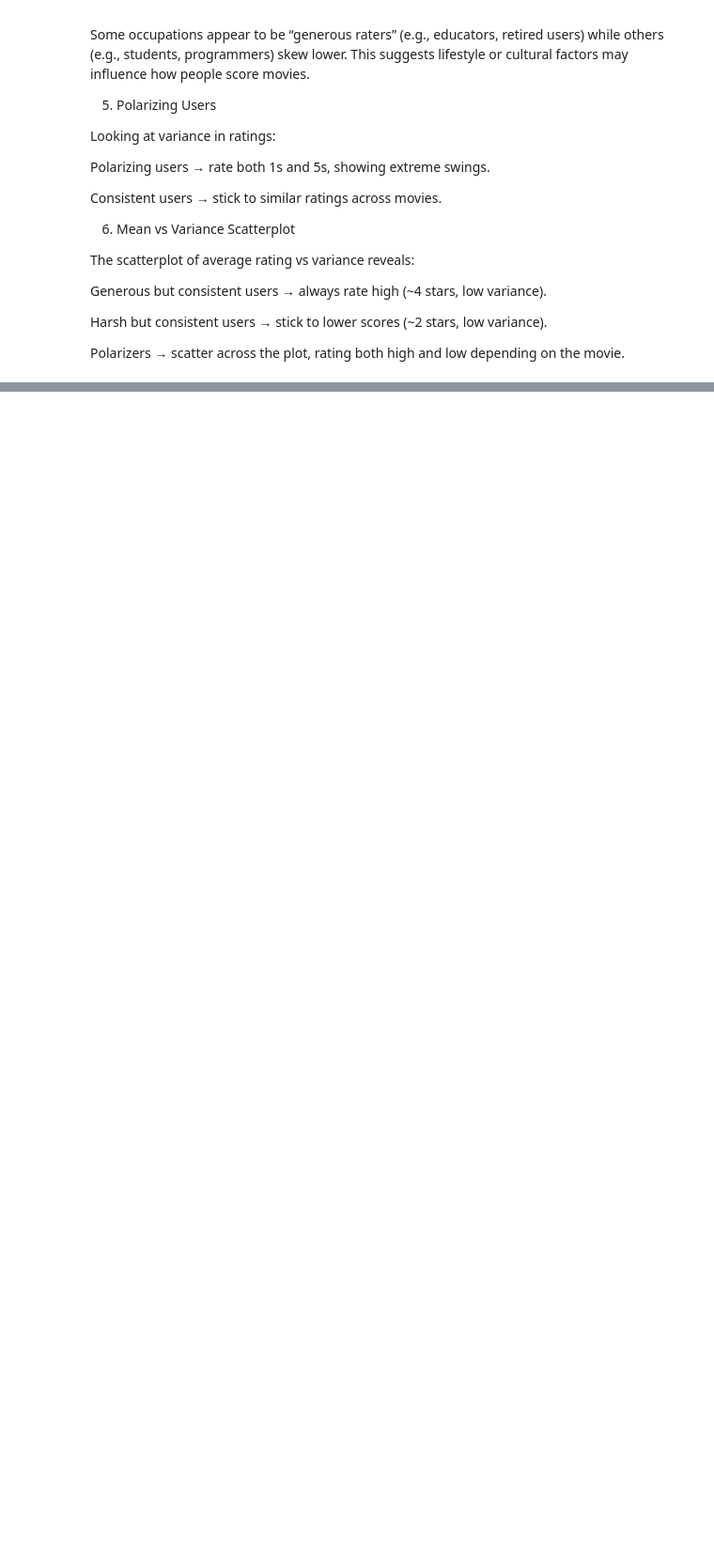
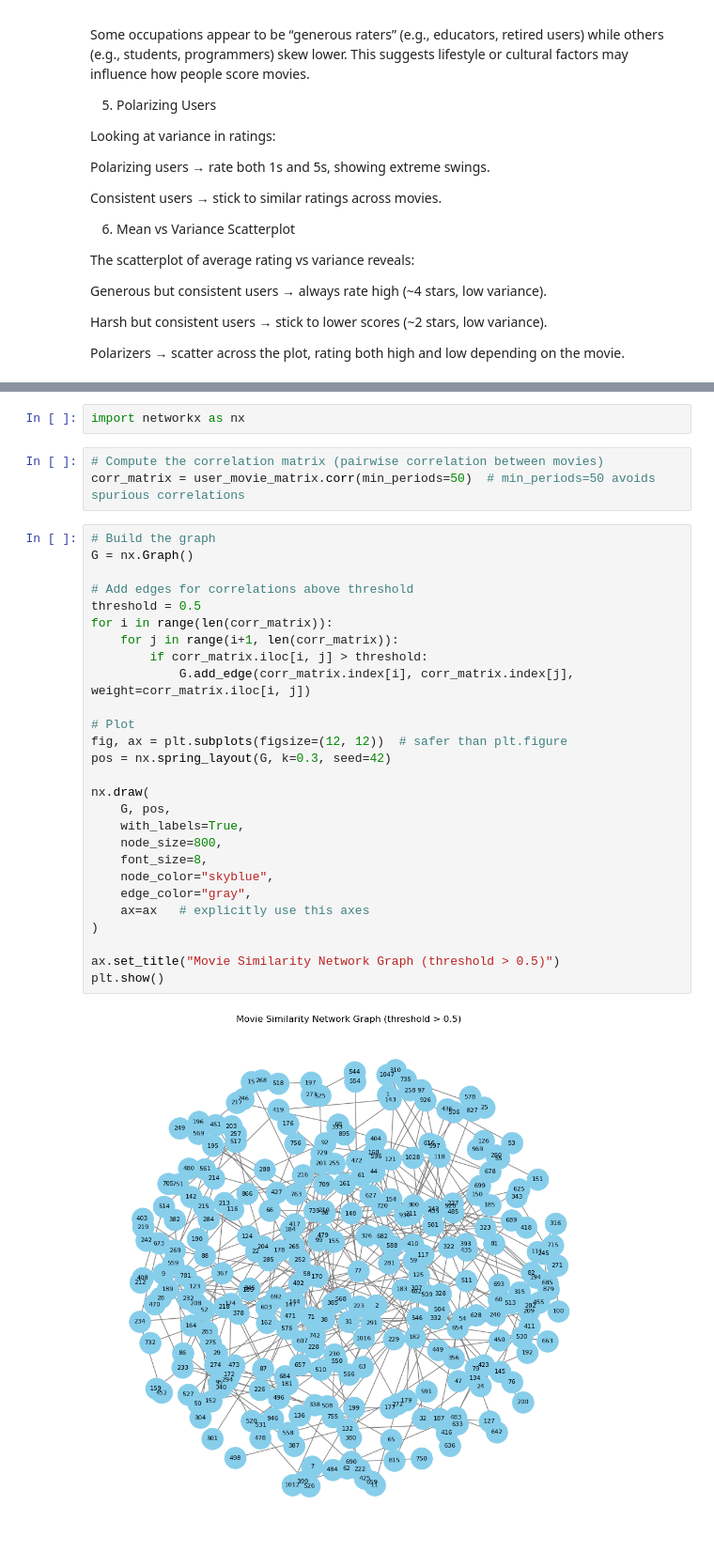
Before and after one commit to asimjamal/MovieLens-100K-Review-Analysis, a Jupyter notebook: MovieLens100k Analysis.ipynb, the cells around one changed output, grey strips where cells are left out. Shown at 94% size. Cells and saved outputs as stored; diff of their text form; blank space fills up the shorter version.

```diff
--- a/MovieLens100k Analysis.ipynb
+++ b/MovieLens100k Analysis.ipynb
@@ -384,0 +474,34 @@ Polarizers → scatter across the plot, rating both high and low depending on th
+# %%
+import networkx as nx
+# %%
+# Compute the correlation matrix (pairwise correlation between movies)
+corr_matrix = user_movie_matrix.corr(min_periods=50)  # min_periods=50 avoids spurious correlations
+# %%
+# Build the graph
+G = nx.Graph()
+
+# Add edges for correlations above threshold
+threshold = 0.5
+for i in range(len(corr_matrix)):
+    for j in range(i+1, len(corr_matrix)):
+        if corr_matrix.iloc[i, j] > threshold:
+            G.add_edge(corr_matrix.index[i], corr_matrix.index[j], weight=corr_matrix.iloc[i, j])
+
+# Plot
+fig, ax = plt.subplots(figsize=(12, 12))  # safer than plt.figure
+pos = nx.spring_layout(G, k=0.3, seed=42)
+
+nx.draw(
+    G, pos,
+    with_labels=True,
+    node_size=800,
+    font_size=8,
+    node_color="skyblue",
+    edge_color="gray",
+    ax=ax   # explicitly use this axes
+)
+
+ax.set_title("Movie Similarity Network Graph (threshold > 0.5)")
+plt.show()
+# %% [output]
+[figure, added]
```
Also changed, not shown: parts of 12 cells of this notebook.
